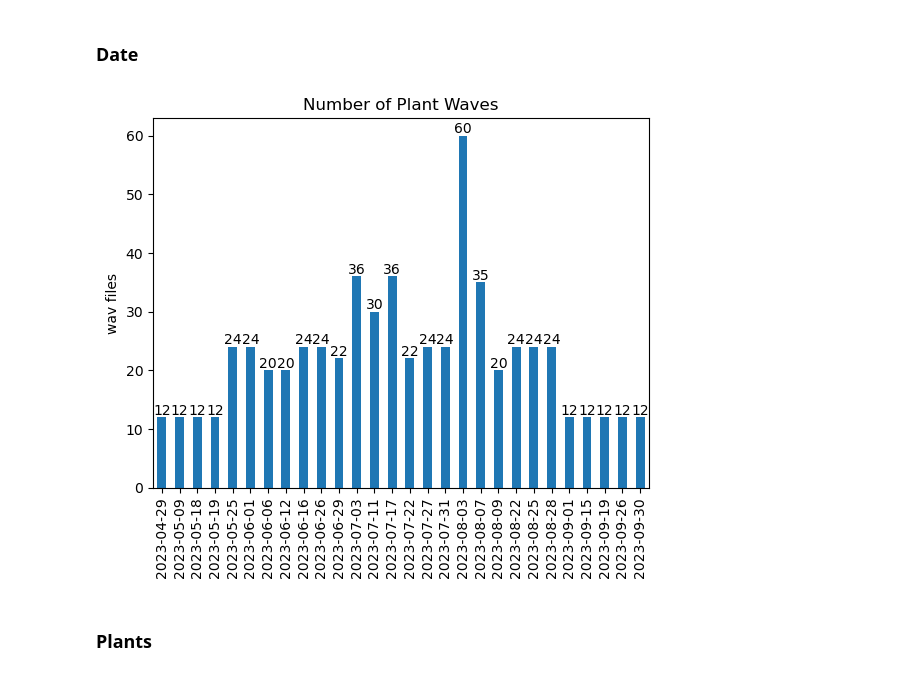
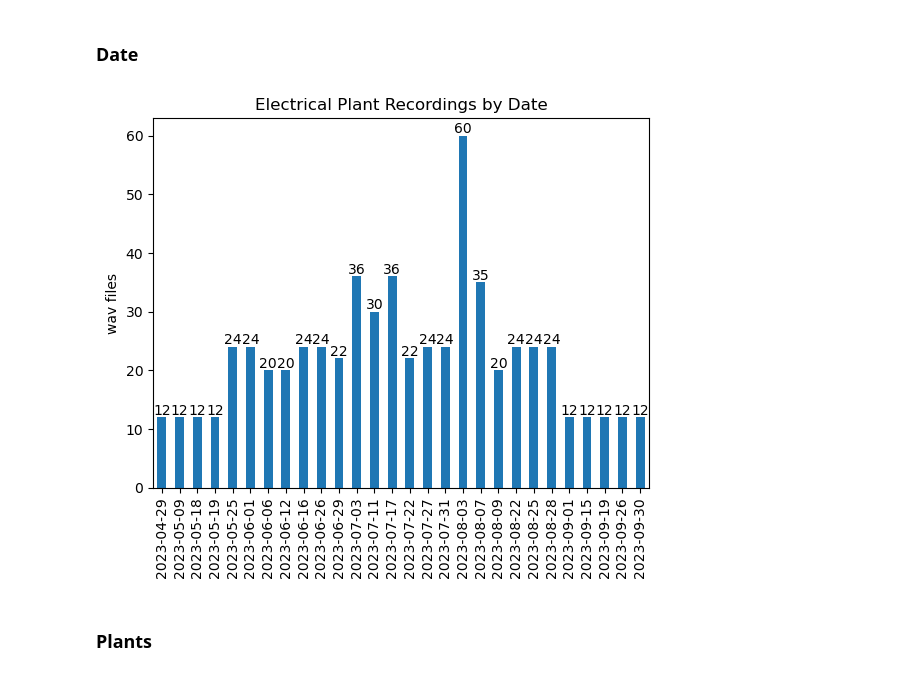
Before and after one commit to alvaro-francisco-gil/plant-reactivity-analysis, a Jupyter notebook: notebooks/Exploratory Data Analysis/1. EDA - understand measurements.ipynb, the cells around one changed output. Saved outputs shown, nothing was run; the diff lists cells and outputs as text; code cells hidden in the pictures.

```diff
--- a/notebooks/Exploratory Data Analysis/1. EDA - understand measurements.ipynb
+++ b/notebooks/Exploratory Data Analysis/1. EDA - understand measurements.ipynb
@@ -39,23 +39,23 @@ df['datetime'] = pd.to_datetime(df['datetime'], format='%Y-%m-%d')
 # %%
 date_counts = df['datetime'].dt.date.value_counts()
 date_counts = date_counts.sort_index()
 
 date_counts.plot(kind='bar')
 ax = date_counts.plot(kind='bar')  # or 'hist' for a true histogram representation
-plt.title('Number of Plant Waves')
+plt.title('Electrical Plant Recordings by Date')
 plt.ylabel('wav files')
 plt.xlabel('')
 plt.xticks(rotation=90)  # Rotate the x-axis labels for readability
 
 # Add the count numbers on top of each bar
 for i, v in enumerate(date_counts):
     ax.text(i, v, str(v), ha='center', va='bottom', fontsize=10)
 
 file_path= os.path.join(figures_folder, 'number_of_waves_by_date.png')
 plt.savefig(file_path)
 plt.show()
 # %% [output]
-[figure, old version]
+[figure, new version]
 # %% [markdown]
 ### Plants
 # %% [markdown]
```
Also changed, not shown: parts of 1 cell of this notebook, 23 other files.
